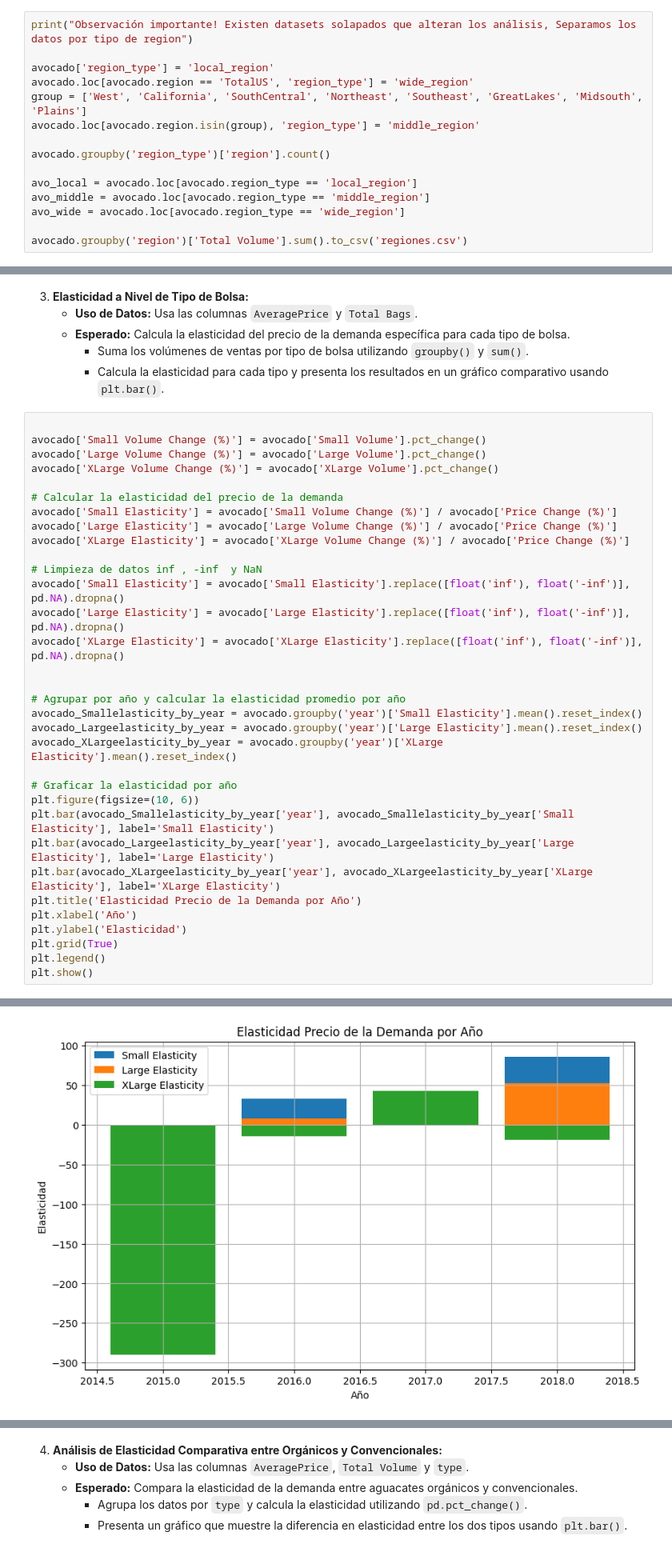
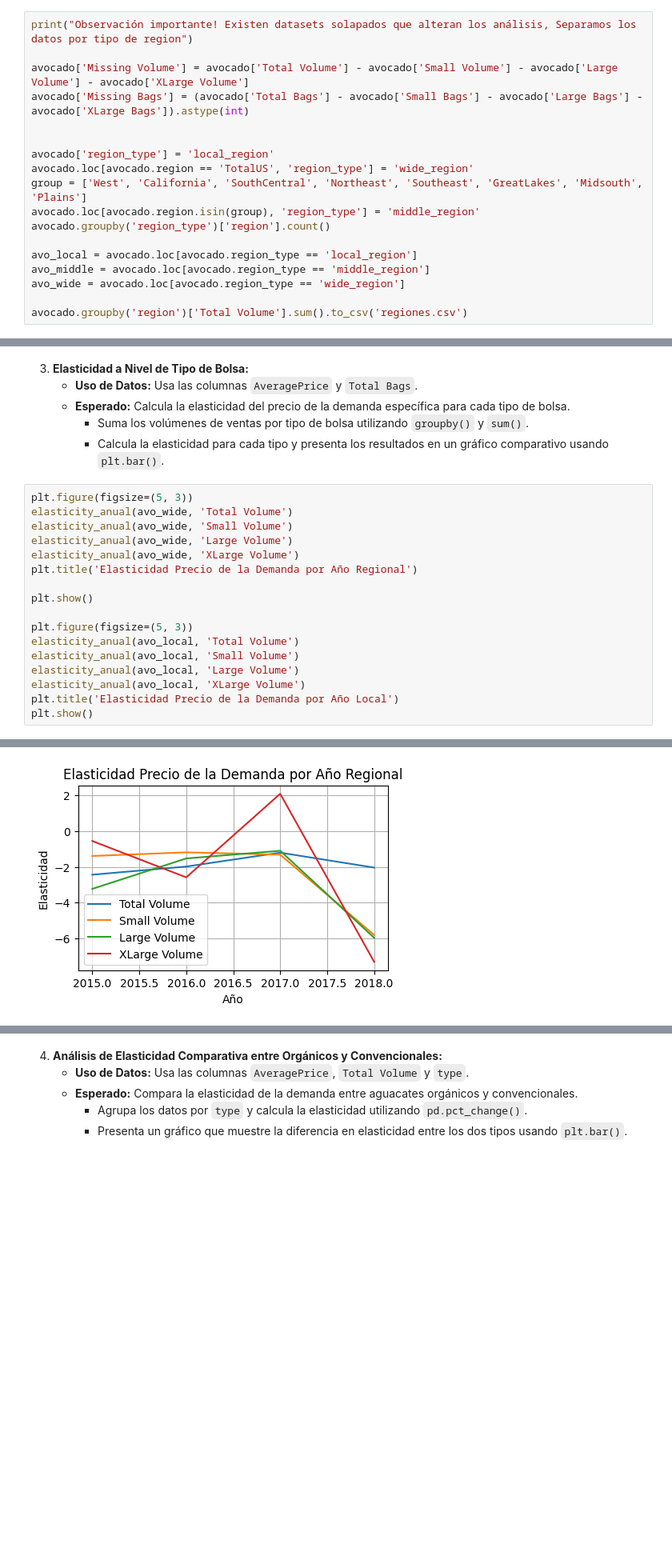
Before and after one commit to germanztz/data-science-uoc-avocado, a Jupyter notebook: german.ipynb, the cells around one changed output, grey strips where cells are left out. Shown at 80% size. Saved outputs shown, nothing was run; the diff lists cells and outputs as text; blank space fills up the shorter version.

```diff
--- a/german.ipynb
+++ b/german.ipynb
@@ -119,12 +127,15 @@ memory usage: 1.9+ MB
 | std | 15.481045 | NaN | 0.402677 | 3.453545e+06 | 1.264989e+06 | 1.204120e+06 | 1.074641e+05 | ... |
 # %%
 print("Observación importante! Existen datasets solapados que alteran los análisis, Separamos los datos por tipo de region")
+
+avocado['Missing Volume'] = avocado['Total Volume'] - avocado['Small Volume'] - avocado['Large Volume'] - avocado['XLarge Volume']
+avocado['Missing Bags'] = (avocado['Total Bags'] - avocado['Small Bags'] - avocado['Large Bags'] - avocado['XLarge Bags']).astype(int)
+
 
 avocado['region_type'] = 'local_region'
 avocado.loc[avocado.region == 'TotalUS', 'region_type'] = 'wide_region'
 group = ['West', 'California', 'SouthCentral', 'Northeast', 'Southeast', 'GreatLakes', 'Midsouth', 'Plains']
 avocado.loc[avocado.region.isin(group), 'region_type'] = 'middle_region'
-
 avocado.groupby('region_type')['region'].count()
 
 avo_local = avocado.loc[avocado.region_type == 'local_region']
@@ -456,36 +500,20 @@ def elasticity_anual(df):
      - Suma los volúmenes de ventas por tipo de bolsa utilizando `groupby()` y `sum()`.
      - Calcula la elasticidad para cada tipo y presenta los resultados en un gráfico comparativo usando `plt.bar()`.
 # %%
+plt.figure(figsize=(5, 3))
+elasticity_anual(avo_wide, 'Total Volume')
+elasticity_anual(avo_wide, 'Small Volume')
+elasticity_anual(avo_wide, 'Large Volume')
+elasticity_anual(avo_wide, 'XLarge Volume')
+plt.title('Elasticidad Precio de la Demanda por Año Regional')
 
-avocado['Small Volume Change (%)'] = avocado['Small Volume'].pct_change()
-avocado['Large Volume Change (%)'] = avocado['Large Volume'].pct_change()
-avocado['XLarge Volume Change (%)'] = avocado['XLarge Volume'].pct_change()
+plt.show()
 
-# Calcular la elasticidad del precio de la demanda
-avocado['Small Elasticity'] = avocado['Small Volume Change (%)'] / avocado['Price Change (%)']
-avocado['Large Elasticity'] = avocado['Large Volume Change (%)'] / avocado['Price Change (%)']
-avocado['XLarge Elasticity'] = avocado['XLarge Volume Change (%)'] / avocado['Price Change (%)']
-
-# Limpieza de datos inf , -inf  y NaN
-avocado['Small Elasticity'] = avocado['Small Elasticity'].replace([float('inf'), float('-inf')], pd.NA).dropna()
-avocado['Large Elasticity'] = avocado['Large Elasticity'].replace([float('inf'), float('-inf')], pd.NA).dropna()
-avocado['XLarge Elasticity'] = avocado['XLarge Elasticity'].replace([float('inf'), float('-inf')], pd.NA).dropna()
-
-
-# Agrupar por año y calcular la elasticidad promedio por año
-avocado_Smallelasticity_by_year = avocado.groupby('year')['Small Elasticity'].mean().reset_index()
-avocado_Largeelasticity_by_year = avocado.groupby('year')['Large Elasticity'].mean().reset_index()
-avocado_XLargeelasticity_by_year = avocado.groupby('year')['XLarge Elasticity'].mean().reset_index()
-
-# Graficar la elasticidad por año
-plt.figure(figsize=(10, 6))
-plt.bar(avocado_Smallelasticity_by_year['year'], avocado_Smallelasticity_by_year['Small Elasticity'], label='Small Elasticity')
-plt.bar(avocado_Largeelasticity_by_year['year'], avocado_Largeelasticity_by_year['Large Elasticity'], label='Large Elasticity')
-plt.bar(avocado_XLargeelasticity_by_year['year'], avocado_XLargeelasticity_by_year['XLarge Elasticity'], label='XLarge Elasticity')
-plt.title('Elasticidad Precio de la Demanda por Año')
-plt.xlabel('Año')
-plt.ylabel('Elasticidad')
-plt.grid(True)
-plt.legend()
+plt.figure(figsize=(5, 3))
+elasticity_anual(avo_local, 'Total Volume')
+elasticity_anual(avo_local, 'Small Volume')
+elasticity_anual(avo_local, 'Large Volume')
+elasticity_anual(avo_local, 'XLarge Volume')
+plt.title('Elasticidad Precio de la Demanda por Año Local')
 plt.show()
 # %% [output]
@@ -493 +520 @@ Para una mejor interpretación del contenido de las columnas, se han renombrado
-[figure, old version]
+[figure, new version]
```
Also changed, not shown: parts of 14 cells of this notebook, 2 other files.
